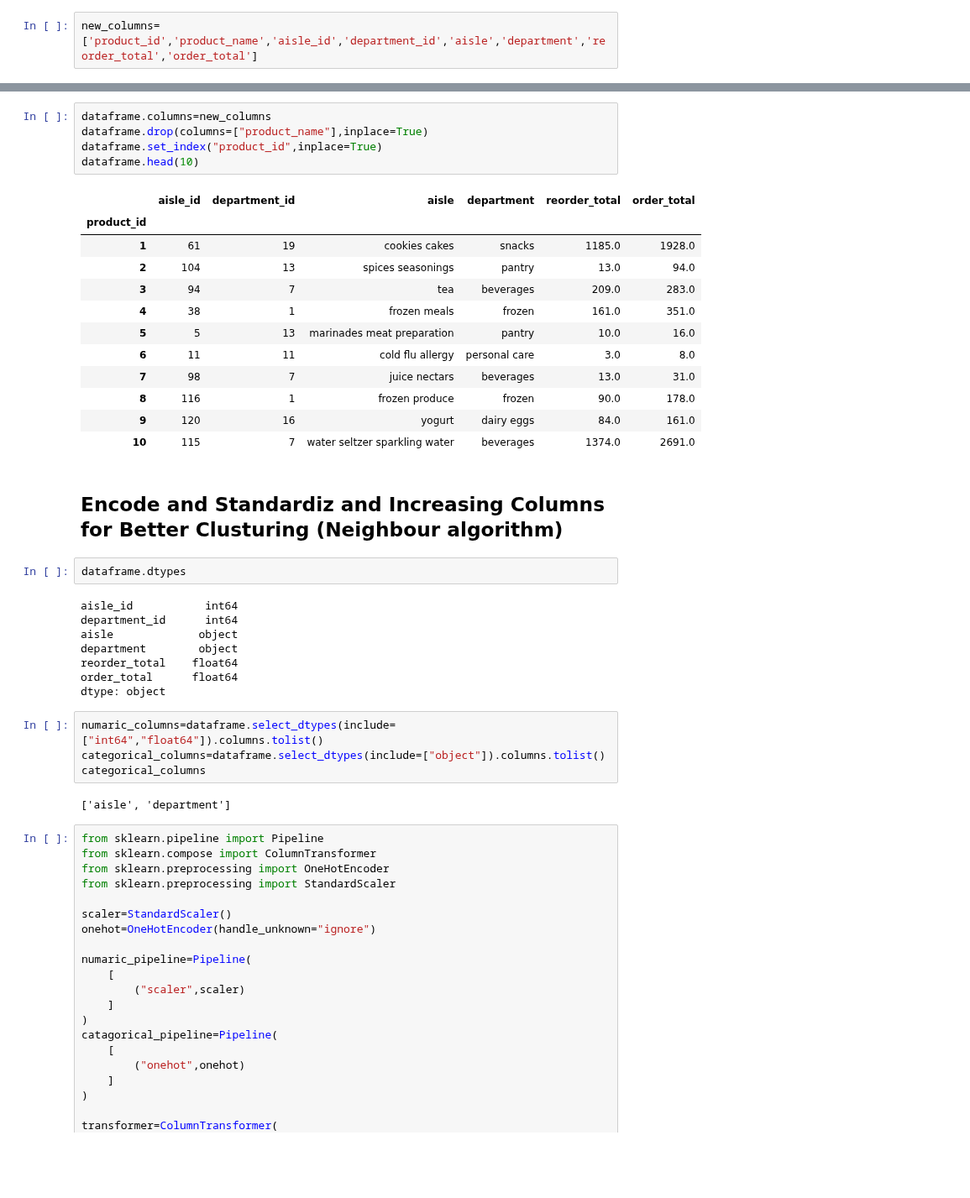
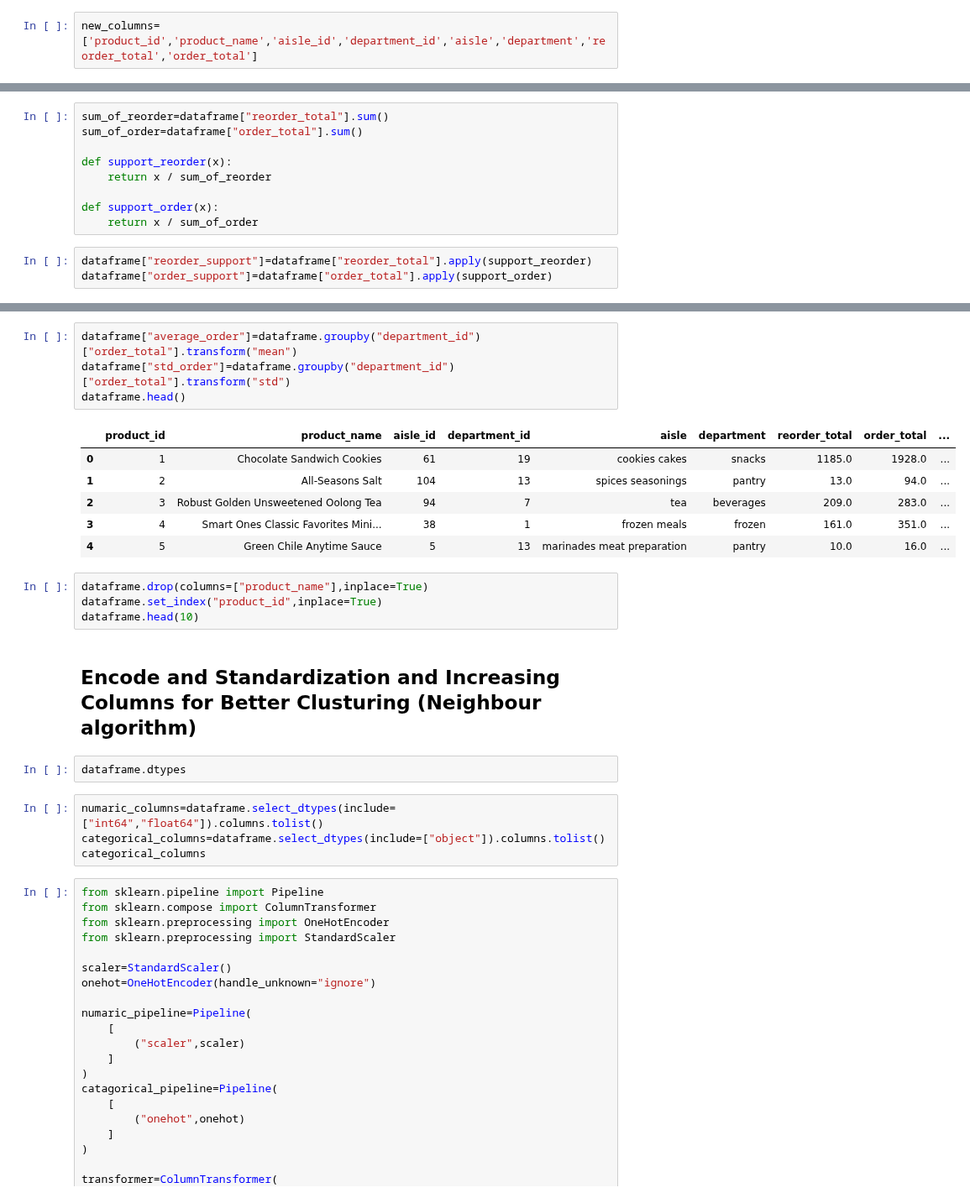
Before and after one commit to isfar12/Machine-Learning, a Jupyter notebook: Grocery_Store_EDA/EDA.ipynb, the cells around one changed output, grey strips where cells are left out. Shown at 84% size. Cells and saved outputs as stored; diff of their text form; blank space fills up the shorter version.

```diff
--- a/Grocery_Store_EDA/EDA.ipynb
+++ b/Grocery_Store_EDA/EDA.ipynb
@@ -238,0 +268,12 @@ new_columns=['product_id','product_name','aisle_id','department_id','aisle','dep
+# %%
+sum_of_reorder=dataframe["reorder_total"].sum()
+sum_of_order=dataframe["order_total"].sum()
+
+def support_reorder(x):
+    return x / sum_of_reorder
+
+def support_order(x):
+    return x / sum_of_order
+# %%
+dataframe["reorder_support"]=dataframe["reorder_total"].apply(support_reorder)
+dataframe["order_support"]=dataframe["order_total"].apply(support_order)
@@ -239,39 +323,26 @@ new_columns=['product_id','product_name','aisle_id','department_id','aisle','dep
+# %%
+dataframe["average_order"]=dataframe.groupby("department_id")["order_total"].transform("mean")
+dataframe["std_order"]=dataframe.groupby("department_id")["order_total"].transform("std")
+dataframe.head()
+# %% [output]
+|  | product_id | product_name | aisle_id | department_id | aisle | department | reorder_total | order_total | ... |
+| 0 | 1 | Chocolate Sandwich Cookies | 61 | 19 | cookies cakes | snacks | 1185.0 | 1928.0 | ... |
+| 1 | 2 | All-Seasons Salt | 104 | 13 | spices seasonings | pantry | 13.0 | 94.0 | ... |
+| 2 | 3 | Robust Golden Unsweetened Oolong Tea | 94 | 7 | tea | beverages | 209.0 | 283.0 | ... |
+| 3 | 4 | Smart Ones Classic Favorites Mini... | 38 | 1 | frozen meals | frozen | 161.0 | 351.0 | ... |
+| 4 | 5 | Green Chile Anytime Sauce | 5 | 13 | marinades meat preparation | pantry | 10.0 | 16.0 | ... |
 # %%
-dataframe.columns=new_columns
 dataframe.drop(columns=["product_name"],inplace=True)
 dataframe.set_index("product_id",inplace=True)
 dataframe.head(10)
-# %% [output]
-|  | aisle_id | department_id | aisle | department | reorder_total | order_total |
-| product_id |  |  |  |  |  |  |
-| 1 | 61 | 19 | cookies cakes | snacks | 1185.0 | 1928.0 |
-| 2 | 104 | 13 | spices seasonings | pantry | 13.0 | 94.0 |
-| 3 | 94 | 7 | tea | beverages | 209.0 | 283.0 |
-| 4 | 38 | 1 | frozen meals | frozen | 161.0 | 351.0 |
-| 5 | 5 | 13 | marinades meat preparation | pantry | 10.0 | 16.0 |
-| 6 | 11 | 11 | cold flu allergy | personal care | 3.0 | 8.0 |
-| 7 | 98 | 7 | juice nectars | beverages | 13.0 | 31.0 |
-| 8 | 116 | 1 | frozen produce | frozen | 90.0 | 178.0 |
-| 9 | 120 | 16 | yogurt | dairy eggs | 84.0 | 161.0 |
-| 10 | 115 | 7 | water seltzer sparkling water | beverages | 1374.0 | 2691.0 |
 # %% [markdown]
-## Encode and Standardiz and Increasing Columns for Better Clusturing (Neighbour algorithm)
+## Encode and Standardization and Increasing Columns for Better Clusturing (Neighbour algorithm)
 # %%
 dataframe.dtypes
-# %% [output]
-aisle_id           int64
-department_id      int64
-aisle             object
-department        object
-reorder_total    float64
-order_total      float64
-dtype: object
 # %%
 numaric_columns=dataframe.select_dtypes(include=["int64","float64"]).columns.tolist()
 categorical_columns=dataframe.select_dtypes(include=["object"]).columns.tolist()
 categorical_columns
-# %% [output]
-['aisle', 'department']
 # %%
 from sklearn.pipeline import Pipeline
 from sklearn.compose import ColumnTransformer
```
Also changed, not shown: parts of 56 cells of this notebook, 2 other files.
